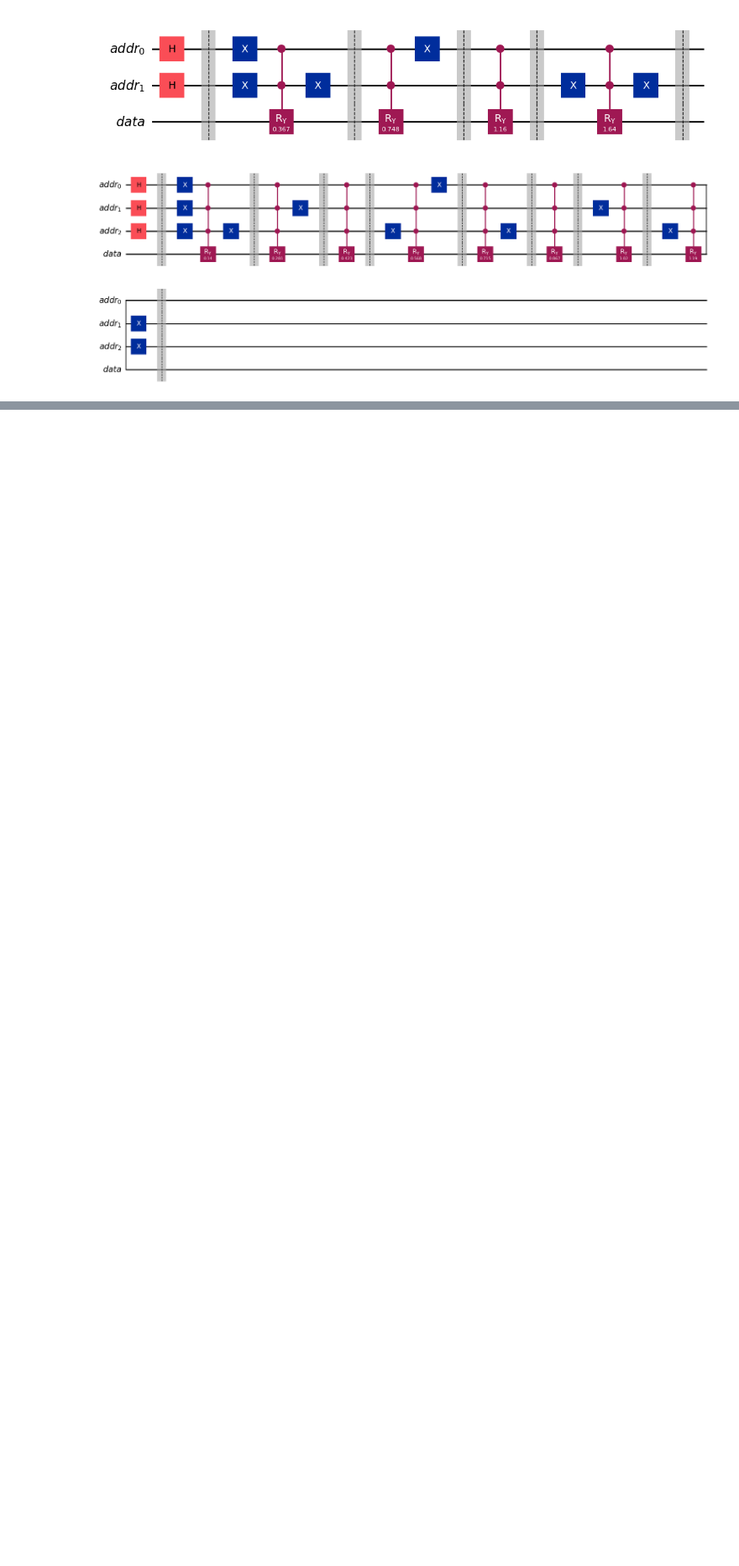
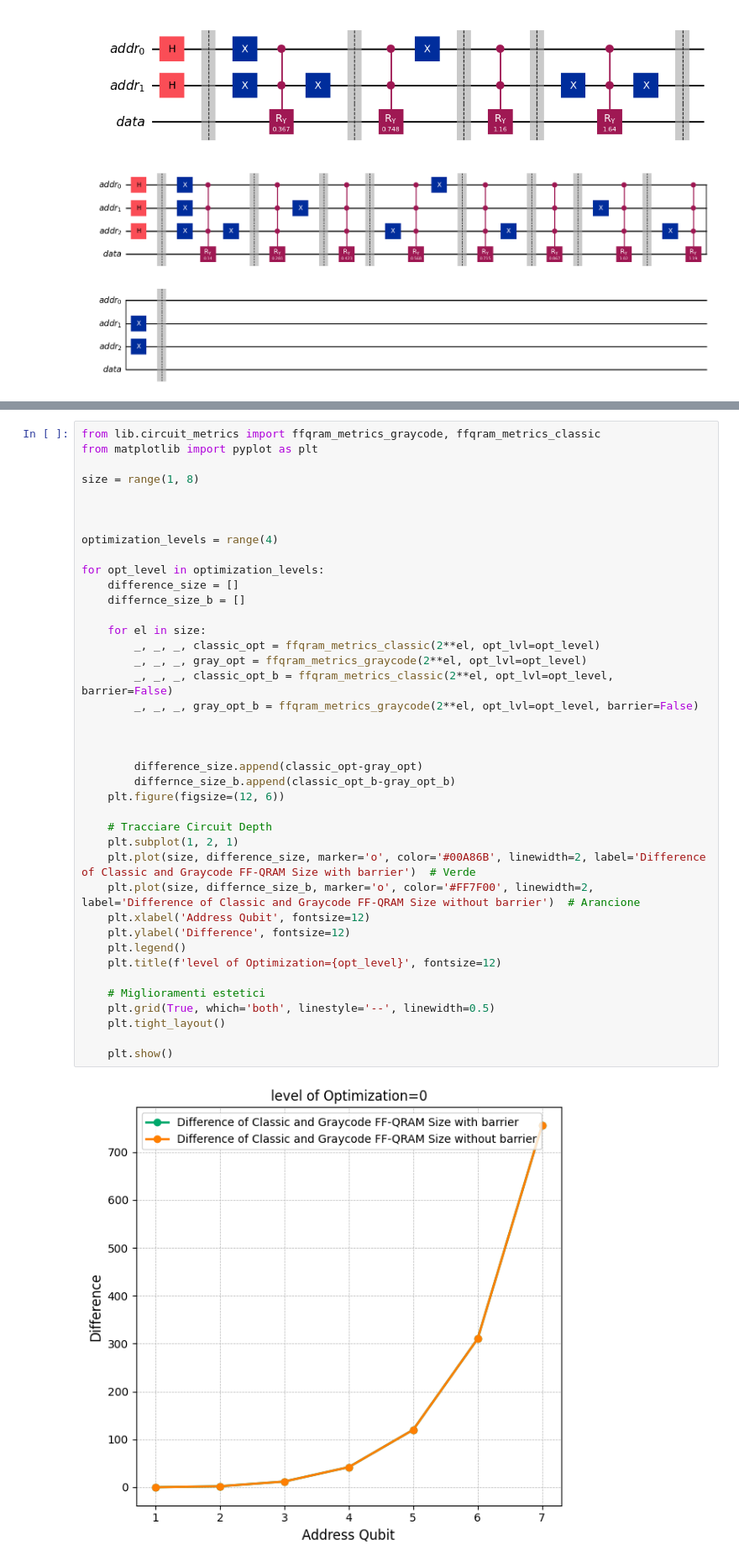
Before and after one commit to daviderossi11/quantum, a Jupyter notebook: main.ipynb, the cells around one changed output, grey strips where cells are left out. Shown at 84% size. Cells and saved outputs as stored; diff of their text form; blank space fills up the shorter version.

```diff
--- a/main.ipynb
+++ b/main.ipynb
@@ -314,0 +323,42 @@ Text(0.5, 1.0, 'opt_lvl=2')
+# %%
+from lib.circuit_metrics import ffqram_metrics_graycode, ffqram_metrics_classic
+from matplotlib import pyplot as plt
+
+size = range(1, 8)
+
+
+
+optimization_levels = range(4)
+
+for opt_level in optimization_levels:
+    difference_size = []
+    differnce_size_b = []
+
+    for el in size:
+        _, _, _, classic_opt = ffqram_metrics_classic(2**el, opt_lvl=opt_level)
+        _, _, _, gray_opt = ffqram_metrics_graycode(2**el, opt_lvl=opt_level)
+        _, _, _, classic_opt_b = ffqram_metrics_classic(2**el, opt_lvl=opt_level, barrier=False)
+        _, _, _, gray_opt_b = ffqram_metrics_graycode(2**el, opt_lvl=opt_level, barrier=False)
+
+
+
+        difference_size.append(classic_opt-gray_opt)
+        differnce_size_b.append(classic_opt_b-gray_opt_b)
+    plt.figure(figsize=(12, 6))
+
+    # Tracciare Circuit Depth
+    plt.subplot(1, 2, 1)
+    plt.plot(size, difference_size, marker='o', color='#00A86B', linewidth=2, label='Difference of Classic and Graycode FF-QRAM Size with barrier')  # Verde
+    plt.plot(size, differnce_size_b, marker='o', color='#FF7F00', linewidth=2, label='Difference of Classic and Graycode FF-QRAM Size without barrier')  # Arancione
+    plt.xlabel('Address Qubit', fontsize=12)
+    plt.ylabel('Difference', fontsize=12)
+    plt.legend()
+    plt.title(f'level of Optimization={opt_level}', fontsize=12)
+
+    # Miglioramenti estetici
+    plt.grid(True, which='both', linestyle='--', linewidth=0.5)
+    plt.tight_layout()
+
+    plt.show()
+# %% [output]
+[figure, added]
```
Also changed, not shown: parts of 2 cells of this notebook, 5 other files.
